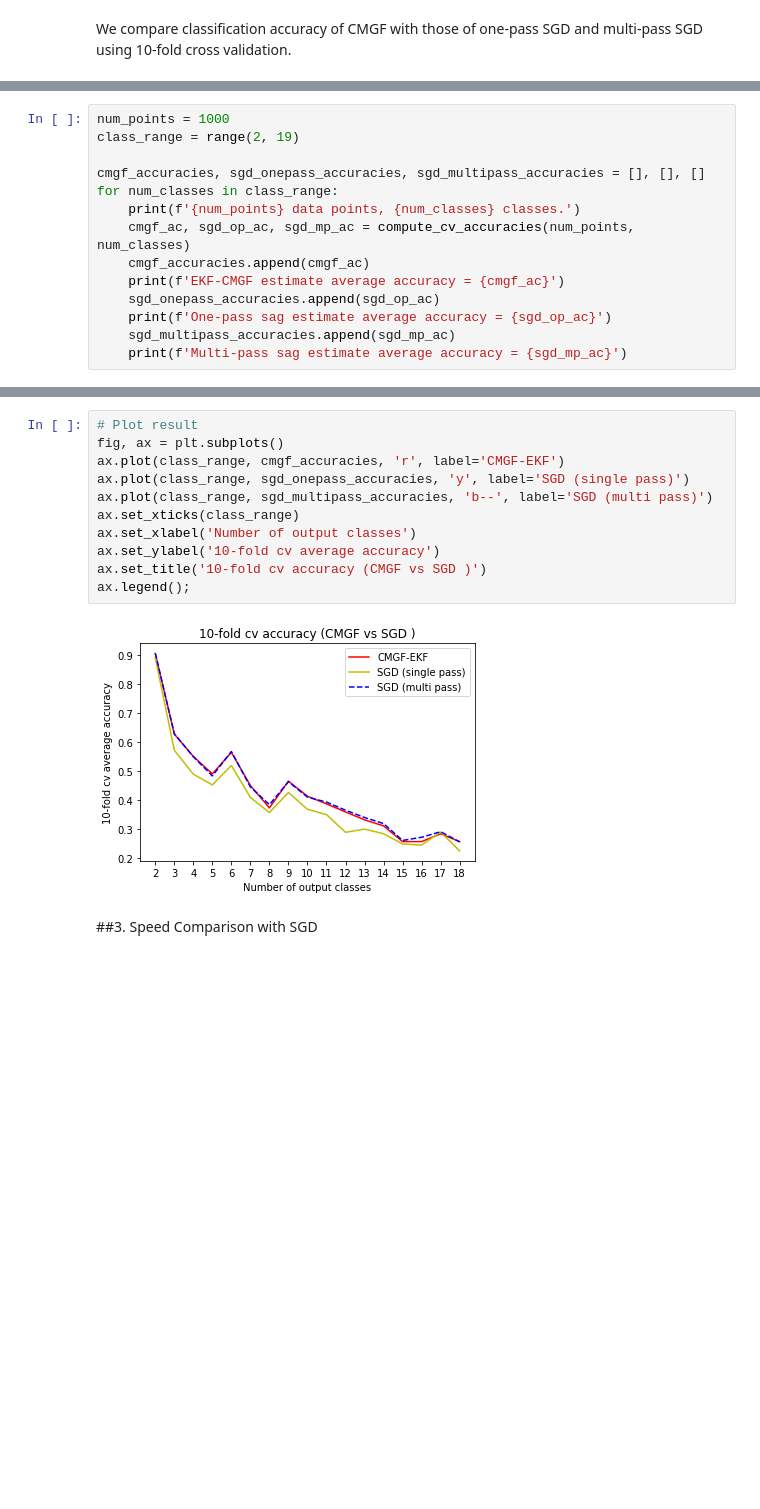
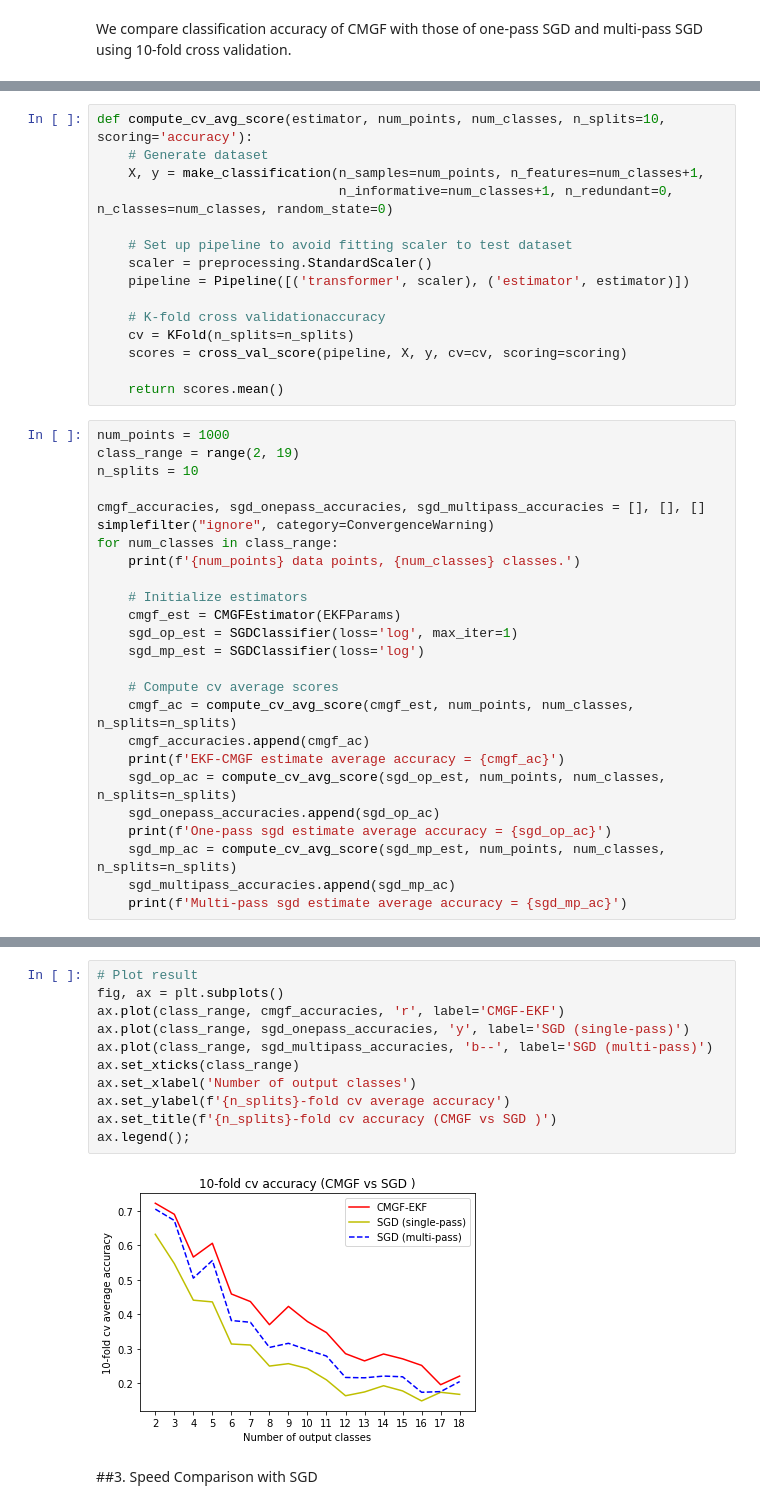
Before and after one commit to rohitn/dynamax, a Jupyter notebook: ssm_jax/cond_moments_gaussian_filter/demos/cmgf_multiclass_logreg_demo.ipynb, the cells around one changed output, grey strips where cells are left out. Saved outputs shown, nothing was run; the diff lists cells and outputs as text; blank space fills up the shorter version.

```diff
--- a/ssm_jax/cond_moments_gaussian_filter/demos/cmgf_multiclass_logreg_demo.ipynb
+++ b/ssm_jax/cond_moments_gaussian_filter/demos/cmgf_multiclass_logreg_demo.ipynb
@@ -174,16 +130,42 @@ def compute_cv_accuracies(num_points, num_classes):
+# %%
+def compute_cv_avg_score(estimator, num_points, num_classes, n_splits=10, scoring='accuracy'):
+    # Generate dataset
+    X, y = make_classification(n_samples=num_points, n_features=num_classes+1,
+                               n_informative=num_classes+1, n_redundant=0, n_classes=num_classes, random_state=0)
+
+    # Set up pipeline to avoid fitting scaler to test dataset
+    scaler = preprocessing.StandardScaler()
+    pipeline = Pipeline([('transformer', scaler), ('estimator', estimator)])
+
+    # K-fold cross validationaccuracy
+    cv = KFold(n_splits=n_splits)
+    scores = cross_val_score(pipeline, X, y, cv=cv, scoring=scoring)
+
+    return scores.mean()
 # %%
 num_points = 1000
 class_range = range(2, 19)
+n_splits = 10
 
 cmgf_accuracies, sgd_onepass_accuracies, sgd_multipass_accuracies = [], [], []
+simplefilter("ignore", category=ConvergenceWarning)
 for num_classes in class_range:
     print(f'{num_points} data points, {num_classes} classes.')
-    cmgf_ac, sgd_op_ac, sgd_mp_ac = compute_cv_accuracies(num_points, num_classes)
+
+    # Initialize estimators
+    cmgf_est = CMGFEstimator(EKFParams)
+    sgd_op_est = SGDClassifier(loss='log', max_iter=1)
+    sgd_mp_est = SGDClassifier(loss='log')
+
+    # Compute cv average scores
+    cmgf_ac = compute_cv_avg_score(cmgf_est, num_points, num_classes, n_splits=n_splits)
     cmgf_accuracies.append(cmgf_ac)
     print(f'EKF-CMGF estimate average accuracy = {cmgf_ac}')
+    sgd_op_ac = compute_cv_avg_score(sgd_op_est, num_points, num_classes, n_splits=n_splits)
     sgd_onepass_accuracies.append(sgd_op_ac)
-    print(f'One-pass sag estimate average accuracy = {sgd_op_ac}')
+    print(f'One-pass sgd estimate average accuracy = {sgd_op_ac}')
+    sgd_mp_ac = compute_cv_avg_score(sgd_mp_est, num_points, num_classes, n_splits=n_splits)
     sgd_multipass_accuracies.append(sgd_mp_ac)
-    print(f'Multi-pass sag estimate average accuracy = {sgd_mp_ac}')
+    print(f'Multi-pass sgd estimate average accuracy = {sgd_mp_ac}')
 # %% [output]
 1000 data points, 2 classes.
@@ -233,16 +188,16 @@ Multi-pass sag estimate average accuracy = 0.25600000000000006
 # %%
 # Plot result
 fig, ax = plt.subplots()
 ax.plot(class_range, cmgf_accuracies, 'r', label='CMGF-EKF')
-ax.plot(class_range, sgd_onepass_accuracies, 'y', label='SGD (single pass)')
-ax.plot(class_range, sgd_multipass_accuracies, 'b--', label='SGD (multi pass)')
+ax.plot(class_range, sgd_onepass_accuracies, 'y', label='SGD (single-pass)')
+ax.plot(class_range, sgd_multipass_accuracies, 'b--', label='SGD (multi-pass)')
 ax.set_xticks(class_range)
 ax.set_xlabel('Number of output classes')
-ax.set_ylabel('10-fold cv average accuracy')
-ax.set_title('10-fold cv accuracy (CMGF vs SGD )')
+ax.set_ylabel(f'{n_splits}-fold cv average accuracy')
+ax.set_title(f'{n_splits}-fold cv accuracy (CMGF vs SGD )')
 ax.legend();
 # %% [output]
-[figure, old version]
+[figure, new version]
 # %% [markdown]
 ##3. Speed Comparison with SGD
 # %%
```
Also changed, not shown: parts of 33 cells of this notebook.
